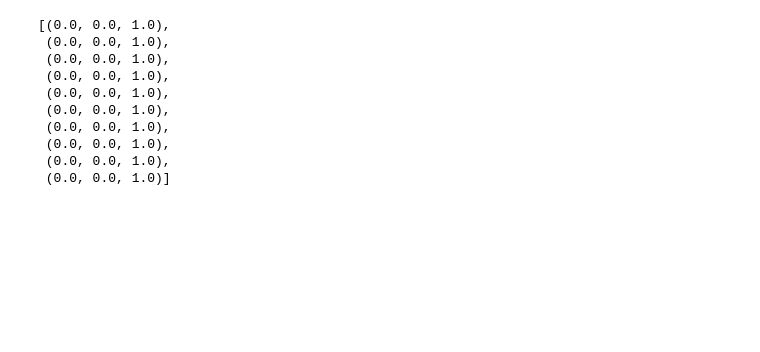
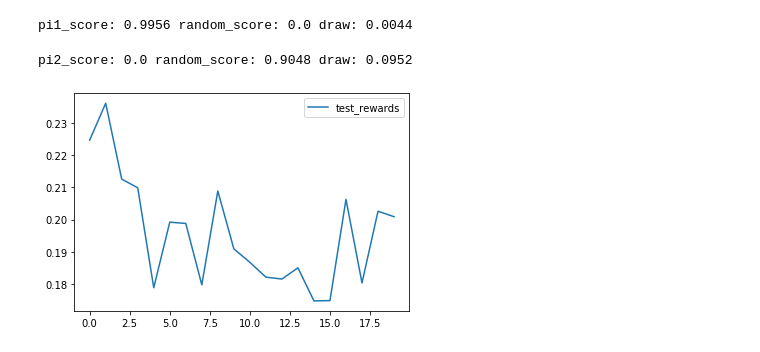
Before and after one commit to ShmelevYury/reinforce_hw2, a Jupyter notebook: hw2.ipynb, the cells around one changed output. Saved outputs shown, nothing was run; the diff lists cells and outputs as text; code cells hidden in the pictures; blank space fills up the shorter version.

```diff
--- a/hw2.ipynb
+++ b/hw2.ipynb
@@ -159,4 +185 @@ class TicTacToe(gym.Env):
         return Q
-# %%
-env = TicTacToe(n_rows=3, n_cols=3, n_win=3)
-env.printBoard()
@@ -171,5 +185,0 @@ env.printBoard()
-# %%
-obs, reward, done, info = env.step((2,2))
-state, possible_moves, cur_turn = obs
-print('reward:', reward, 'cur_turn:', cur_turn)
-env.printBoard()
@@ -264,30 +281,27 @@ def eval_players(env, pi1, pi2, n=10000):
     return pi1_wins / n, pi2_wins / n, draws / n
 # %%
 env = TicTacToe(n_rows=3, n_cols=3, n_win=3)
-n = 20 * 1000
-epsillon = 0.1
+n = 200 * 1000
+epsillon = 0.3
 gamma = 0.9
-alpha = 0.3
-verbose_rate = 0.1
-n_test = 10000
+alpha = 0.2
+verbose_rate = 0.05
 
-Q = env.get_random_Q()
-pi1 = PI(copy.deepcopy(Q), epsillon, alpha, gamma)
-pi2 = PI(copy.deepcopy(Q), epsillon, alpha, gamma)
+int_Q = QClass()
+pi1 = PI(copy.deepcopy(int_Q), epsillon, alpha, gamma)
+pi2 = PI(copy.deepcopy(int_Q), epsillon, alpha, gamma)
 
 test_rewards = []
 train_rewards = []
 
 for i in tqdm(range(n)):
-    pi1_reward = Q_learning_episode(env, pi1=pi1)
-    pi2_reward = Q_learning_episode(env, pi2=pi2)
+    reward = Q_learning_episode(env, pi1=pi1, pi2=pi2)
+    train_rewards.append(reward)
 
-    train_rewards.append((pi1_reward, pi2_reward))
-    test_rewards.append(eval_players(env, pi1, pi2, n=1))
-
+    test_rewards.append(eval_players(env, pi1=pi1, pi2=pi2, n=1))
     if i % int(n * verbose_rate) == int(n * verbose_rate) - 1:
         cur_stat = np.asarray(test_rewards[-int(n * verbose_rate):]).mean(axis=0)
         print(f'Cur test stat: p1: {cur_stat[0]}, p2: {cur_stat[1]}, draw: {cur_stat[2]}', flush=True)
-        cur_stat = np.asarray(train_rewards[-int(n * verbose_rate):]).mean(axis=0)
-        print(f'Cur train stat: p1: {cur_stat[0]}, p2: {cur_stat[1]}', flush=True)
+        mean_reward = np.asarray(train_rewards[-int(n * verbose_rate):]).mean()
+        print(f'Mean train reward: {mean_reward}', flush=True)
 # %% [output]
@@ -347,13 +325,19 @@ play_game(env, pi1, pi2, verbose=True)
-# %%
-rewards
-# %% [output]
-[(0.0, 0.0, 1.0),
- (0.0, 0.0, 1.0),
- (0.0, 0.0, 1.0),
- (0.0, 0.0, 1.0),
- (0.0, 0.0, 1.0),
- (0.0, 0.0, 1.0),
- (0.0, 0.0, 1.0),
- (0.0, 0.0, 1.0),
- (0.0, 0.0, 1.0),
- (0.0, 0.0, 1.0)]
+# %%
+pi1_score, random_score, draw = eval_players(env, pi1=pi1, pi2=None, n=10000)
+print('pi1_score:', pi1_score, 'random_score:', random_score, 'draw:', draw)
+# %% [output]
+pi1_score: 0.9956 random_score: 0.0 draw: 0.0044
+# %%
+pi2_score, random_score, draw = eval_players(env, pi1=None, pi2=pi2, n=10000)
+print('pi2_score:', pi2_score, 'random_score:', random_score, 'draw:', draw)
+# %% [output]
+pi2_score: 0.0 random_score: 0.9048 draw: 0.0952
+# %%
+np_test_rewards = np.asarray(test_rewards).reshape(-1, int(n * verbose_rate), 3).mean(axis=1)
+np_train_rewards = np.asarray(train_rewards).reshape(-1, int(n * verbose_rate)).mean(axis=1)
+# %%
+plt.plot(np_train_rewards, label='test_rewards')
+plt.legend()
+plt.show()
+# %% [output]
+[figure, added]
```
Also changed, not shown: parts of 15 cells of this notebook.
